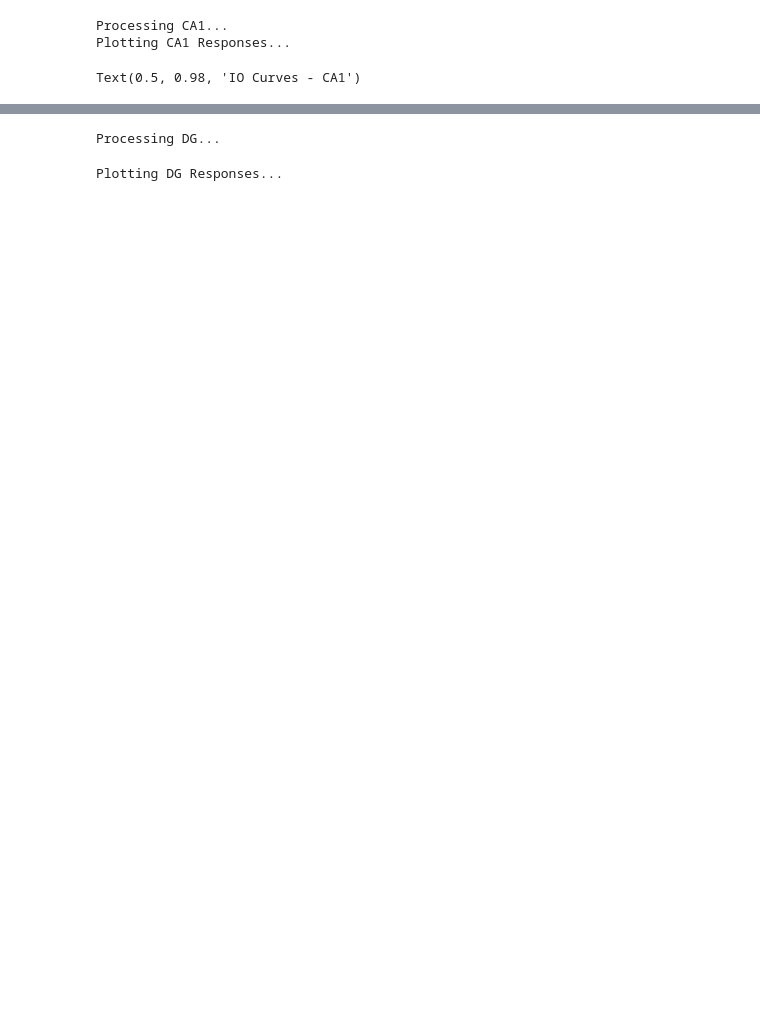
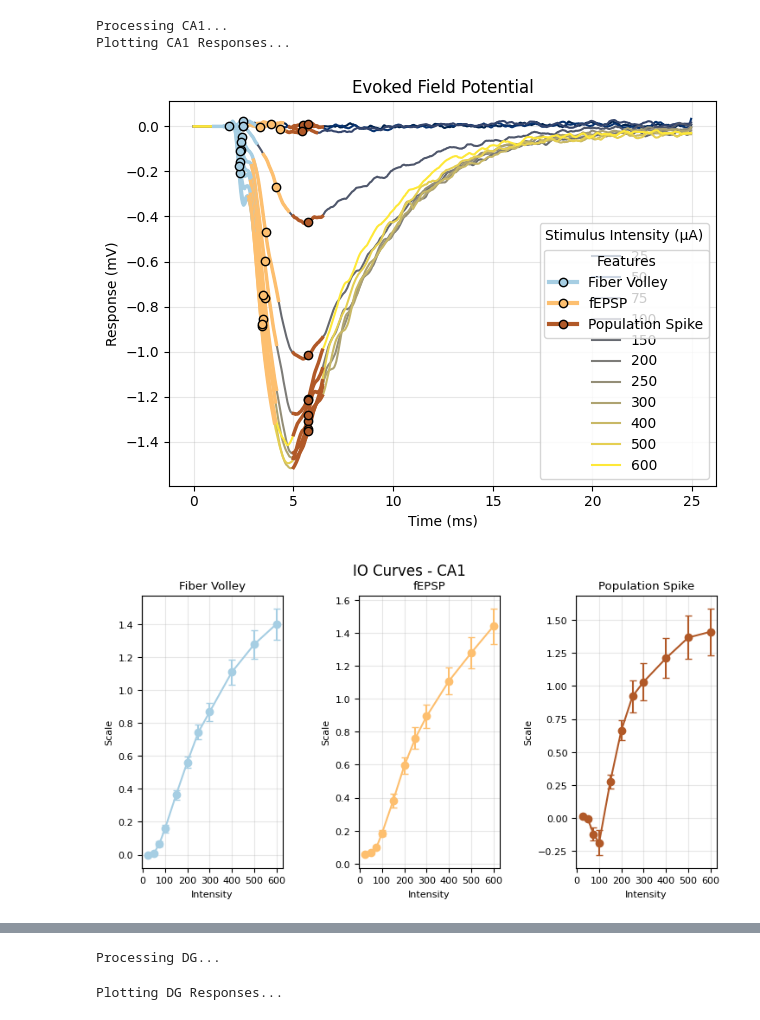
Before and after one commit to blakebyer/evoked, a Jupyter notebook: src/epspkit/analysis.ipynb, the cells around one changed output, grey strips where cells are left out. Saved outputs shown, nothing was run; the diff lists cells and outputs as text; code cells hidden in the pictures; blank space fills up the shorter version.

```diff
--- a/src/epspkit/analysis.ipynb
+++ b/src/epspkit/analysis.ipynb
@@ -110,33 +110,39 @@ ca1_results.add("fEPSP", match_feature(
 ca1_results.add("Population Spike", match_feature(
     train_df=ca1_prep_train, test_df=ca1_prep_test,
     template_window=(4.5, 6.0), search_window=(4.0, 6.5),
     template_intensities=[500,600],
     r2_threshold=0.8,
     slope_transform=False
 ))
 
 # ca1_pop_spike_data = ca1_results.results["fEPSP"].result[["id", "intensity", "scale"]].merge(
 #     ca1_results.results["Population Spike"].result[["id", "intensity", "detected"]],
 #     on=["id", "intensity"],
 # ).dropna(subset=["scale"])
 # ca1_ps_threshold = pop_spike_threshold(
 #     ca1_pop_spike_data["detected"].to_numpy(),
 #     ca1_pop_spike_data["scale"].to_numpy(),
 # )
 # print(f"CA1 pop_spike_threshold: {ca1_ps_threshold}")
 
 print("Plotting CA1 Responses...")
 ca1_trace_fig, ca1_trace_ax = plot_trace(ca1_prep_test, recording_result=ca1_results, id_value=ca1_test_ids[6], features=["Fiber Volley", "fEPSP", "Population Spike"], intensities=intensities_list, annotated=True)
-ca1_io_fig, ca1_io_axes = plot_io_curve(ca1_results, features=["Fiber Volley", "fEPSP", "Population Spike"], intensities=intensities_list)
+ca1_io_fig, ca1_io_axes = plot_io_curve(ca1_results, features=["Fiber Volley", "fEPSP", "Population Spike"], intensities=intensities_list, rc_params={'font.size': 8})
 ca1_fit_fig, ca1_fit_axes = plot_fit(ca1_prep_test, ca1_results, features=["Fiber Volley", "fEPSP", "Population Spike"], intensity=50, id_value=ca1_test_ids[0])
 ca1_io_fig.suptitle("IO Curves - CA1")
+ca1_io_fig.set_size_inches(7.48,4)
+ca1_io_fig.savefig(
+    "ca1_io.png",
+    dpi=1000,
+    bbox_inches='tight'
+)
 
-ca1_io_fig.show()
 # ca1_io_fig.set_size_inches()
 
 
 #display(ca1_results.results.get("Population Spike").result)
 # %% [output]
 Processing CA1...
 Plotting CA1 Responses...
-Text(0.5, 0.98, 'IO Curves - CA1')
+[figure, added]
+[figure, added]
```
Also changed, not shown: parts of 4 cells of this notebook, 2 other files.
